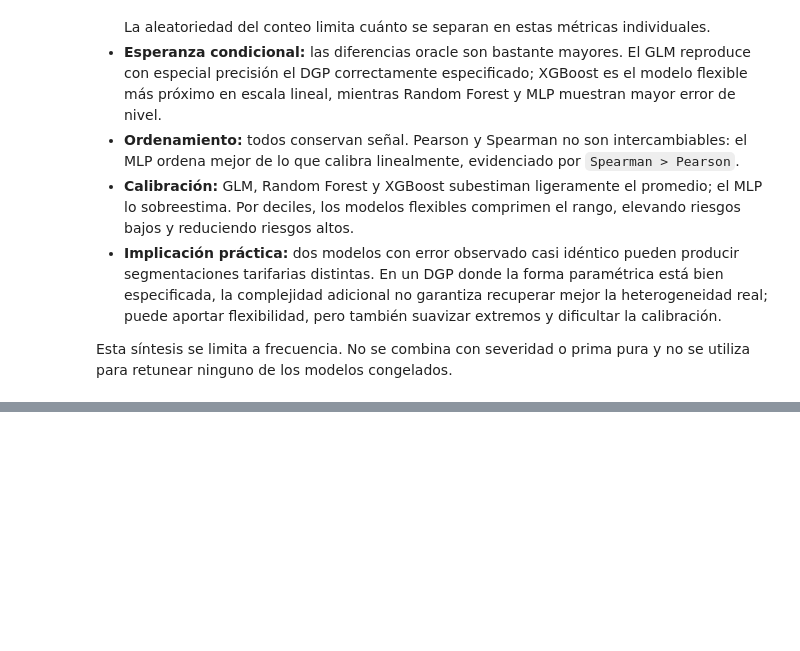
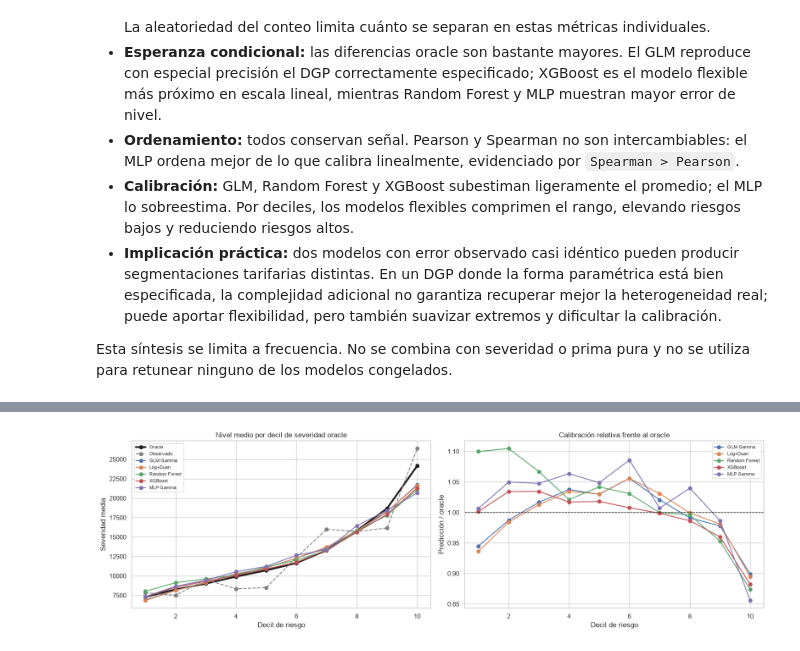
Before and after one commit to ActuarioDereckFuzz/Modelos_estadisticosvsMLvsDeep-Learning, a Jupyter notebook: notebooks/06_model_comparison.ipynb, the cells around one changed output, grey strips where cells are left out. Saved outputs shown, nothing was run; the diff lists cells and outputs as text; code cells hidden in the pictures; blank space fills up the shorter version.

```diff
--- a/notebooks/06_model_comparison.ipynb
+++ b/notebooks/06_model_comparison.ipynb
@@ -862,0 +1146,25 @@ Esta síntesis se limita a frecuencia. No se combina con severidad o prima pura
+# %%
+severity_quantiles = severity_predictions[[
+    "claim_id", "severidad", "severidad_esperada_real", *SEVERITY_MODELS.values()
+]].copy()
+severity_quantiles["decil_riesgo"] = pd.qcut(
+    severity_quantiles["severidad_esperada_real"], q=10, labels=range(1, 11), duplicates="drop"
+)
+
+severity_quantile_means = severity_quantiles.groupby("decil_riesgo", observed=True).agg(
+    n=("claim_id", "size"),
+    observado=("severidad", "mean"),
+    oracle=("severidad_esperada_real", "mean"),
+    GLM_Gamma=("sev_glm_gamma", "mean"),
+    Log_Duan=("sev_log_duan", "mean"),
+    Random_Forest=("sev_rf", "mean"),
+    XGBoost=("sev_xgb", "mean"),
+    MLP_Gamma=("sev_mlp", "mean"),
+).reset_index()
+
+for column in ["GLM_Gamma", "Log_Duan", "Random_Forest", "XGBoost", "MLP_Gamma"]:
+    severity_quantile_means[f"ratio_{column}_vs_oracle"] = (
+        severity_quantile_means[column] / severity_quantile_means["oracle"]
+    )
+
+display(severity_quantile_means.round(4))
@@ -862,0 +1183,21 @@ Esta síntesis se limita a frecuencia. No se combina con severidad o prima pura
+# %%
+fig, axes = plt.subplots(1, 2, figsize=(16, 5))
+axes[0].plot(severity_quantile_means["decil_riesgo"], severity_quantile_means["oracle"], "k-o", lw=3, label="Oracle")
+axes[0].plot(severity_quantile_means["decil_riesgo"], severity_quantile_means["observado"], color="gray", ls="--", marker="o", label="Observado")
+
+severity_plot_columns = {
+    "GLM Gamma": "GLM_Gamma", "Log+Duan": "Log_Duan", "Random Forest": "Random_Forest",
+    "XGBoost": "XGBoost", "MLP Gamma": "MLP_Gamma",
+}
+for label, column in severity_plot_columns.items():
+    axes[0].plot(severity_quantile_means["decil_riesgo"], severity_quantile_means[column], marker="o", label=label)
+    axes[1].plot(severity_quantile_means["decil_riesgo"], severity_quantile_means[f"ratio_{column}_vs_oracle"], marker="o", label=label)
+
+axes[0].set(title="Nivel medio por decil de severidad oracle", xlabel="Decil de riesgo", ylabel="Severidad media")
+axes[0].legend(fontsize=8)
+axes[1].axhline(1, color="black", ls="--", lw=1)
+axes[1].set(title="Calibración relativa frente al oracle", xlabel="Decil de riesgo", ylabel="Predicción / oracle")
+axes[1].legend(fontsize=8)
+plt.tight_layout(); plt.show()
+# %% [output]
+[figure, added]
```
Also changed, not shown: parts of 101 cells of this notebook.
